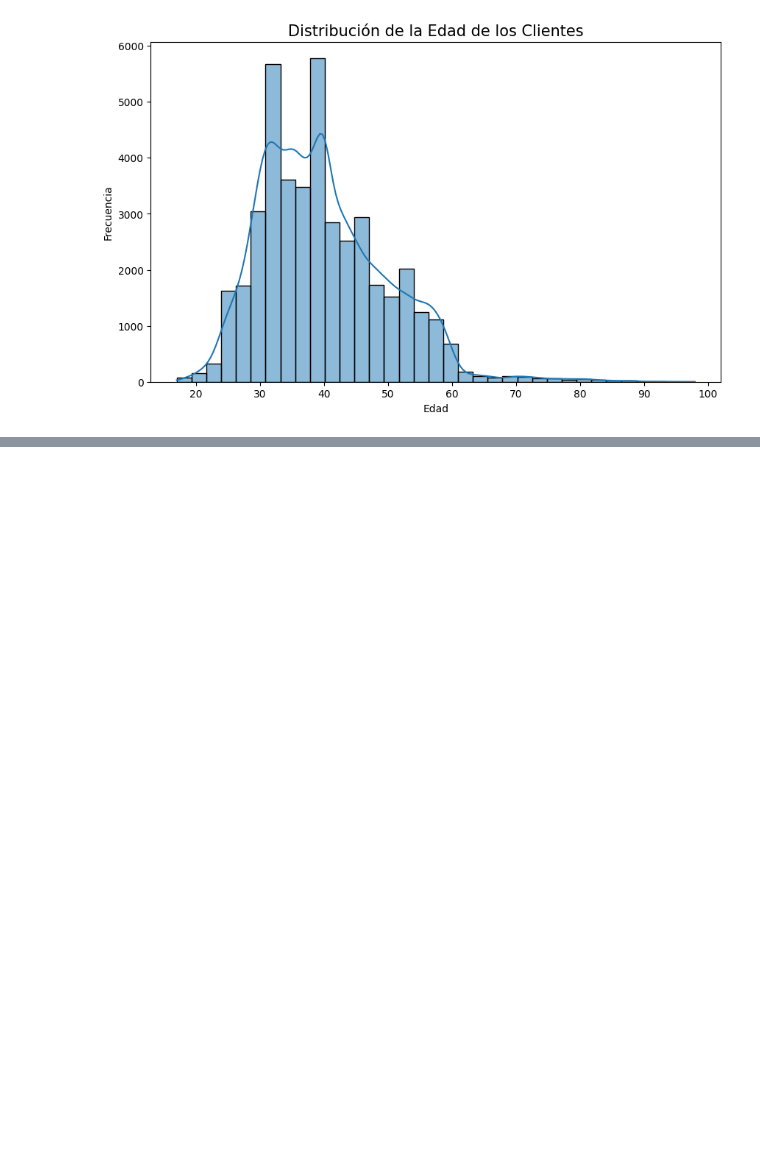
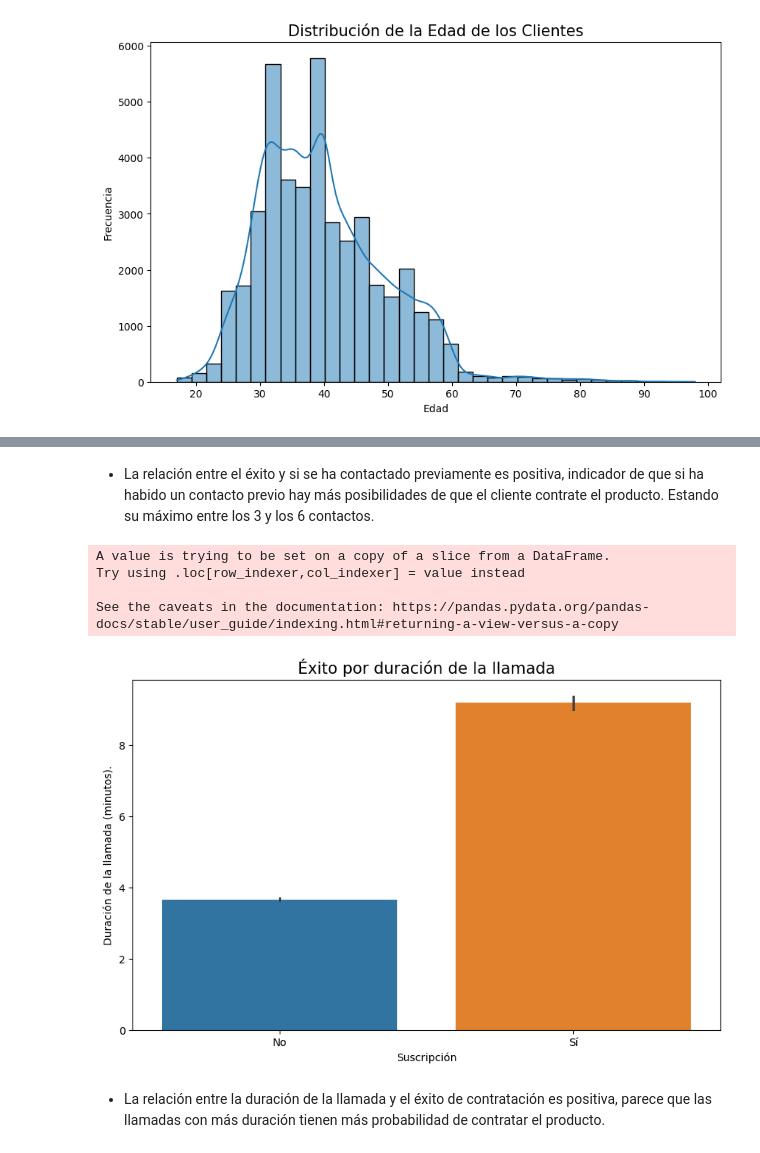
Before and after one commit to MarionaCarreras/Proyecto_PythonforData, a Jupyter notebook: EDA_bank.ipynb, the cells around one changed output, grey strips where cells are left out. Drawn from its saved outputs; the diff is of its cells as text; code cells hidden in the pictures; blank space fills up the shorter version.

```diff
--- a/EDA_bank.ipynb
+++ b/EDA_bank.ipynb
@@ -1081,0 +1257,26 @@ Campañas Enfocadas en Ocupación: Considerar estrategias específicas para los
+# %% [markdown]
+- La relación entre el éxito y si se ha contactado previamente es positiva, indicador de que si ha habido un contacto previo hay más posibilidades de que el cliente contrate el producto. Estando su máximo entre los 3 y los 6 contactos.
+# %%
+# Gráfico para establecer la relación entre la duración de las llamadas y el éxito de contratación:
+# Dataframe con 'duration' convertida a minutos
+duration_minutes = bank[['duration','campaign','y', 'previous']]
+duration_minutes['minutes'] = duration_minutes[['duration']] / 60
+#duration_minutes['minutosent'] = duration_minutes[['duration']] // 60
+#duration_minutes['seconds'] = duration_minutes[['duration']] % 60
+
+# Gráfico de relación entre el éxito y la duración de la llamada en minutos
+plt.figure(figsize=(10, 6))
+sns.barplot(data = duration_minutes, x = 'y', y = 'minutes',  hue = 'y', legend = False)
+plt.xlabel('Suscripción')
+plt.ylabel('Duración de la llamada (minutos).')
+plt.xticks(['no', 'yes'], ['No', 'Sí'])
+plt.title('Éxito por duración de la llamada',fontsize = 15)
+plt.show()
+# %% [output]
+A value is trying to be set on a copy of a slice from a DataFrame.
+Try using .loc[row_indexer,col_indexer] = value instead
+
+See the caveats in the documentation: https://pandas.pydata.org/pandas-docs/stable/user_guide/indexing.html#returning-a-view-versus-a-copy
+[figure, added]
+# %% [markdown]
+- La relación entre la duración de la llamada y el éxito de contratación es positiva, parece que las llamadas con más duración tienen más probabilidad de contratar el producto.
```
Also changed, not shown: parts of 21 cells of this notebook, 3 other files.
